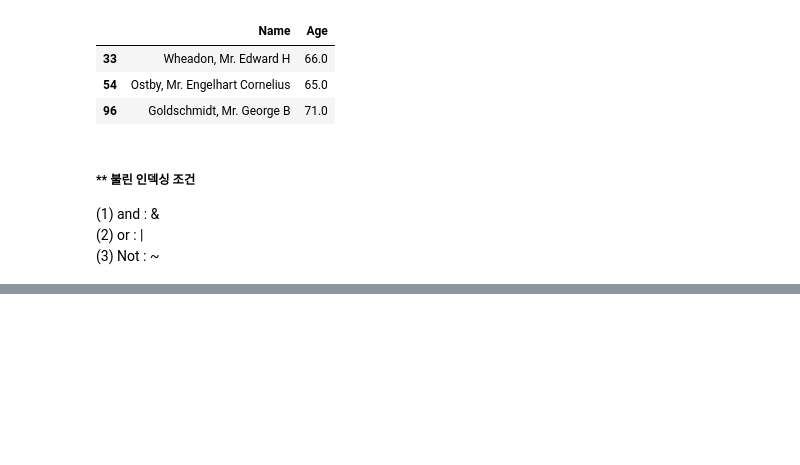
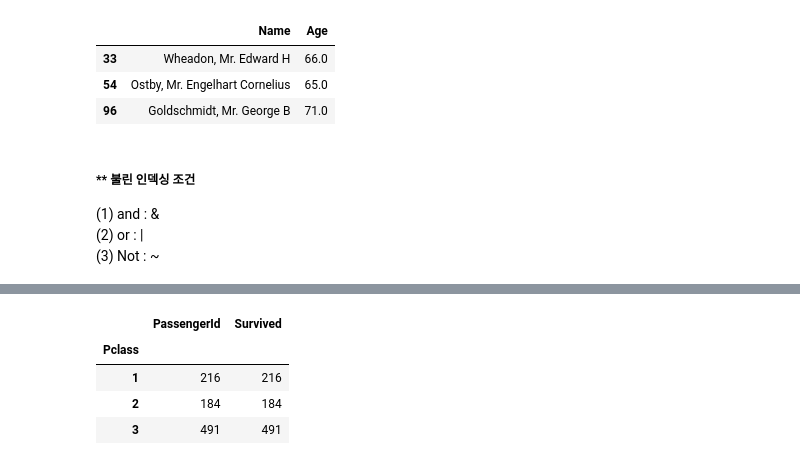
Before and after one commit to HyangheeNam/MachineLearning_Python_tutorial, a Jupyter notebook: 02.Pandas.ipynb, the cells around one changed output, grey strips where cells are left out. Saved outputs shown, nothing was run; the diff lists cells and outputs as text; code cells hidden in the pictures; blank space fills up the shorter version.

```diff
--- a/02.Pandas.ipynb
+++ b/02.Pandas.ipynb
@@ -1152,0 +1291,13 @@ titanic_df[ (titanic_df['Age']>60) & (titanic_df['Pclass']==1) & (titanic_df['Se
+# %%
+import pandas as pd
+
+titanic_df = pd.read_csv('data_handling/titanic_train.csv')
+
+titanic_groupby = titanic_df.groupby('Pclass')[ ['PassengerId', 'Survived'] ].count()
+titanic_groupby
+# %% [output]
+|  | PassengerId | Survived |
+| Pclass |  |  |
+| 1 | 216 | 216 |
+| 2 | 184 | 184 |
+| 3 | 491 | 491 |
```
Also changed, not shown: parts of 14 cells of this notebook.
